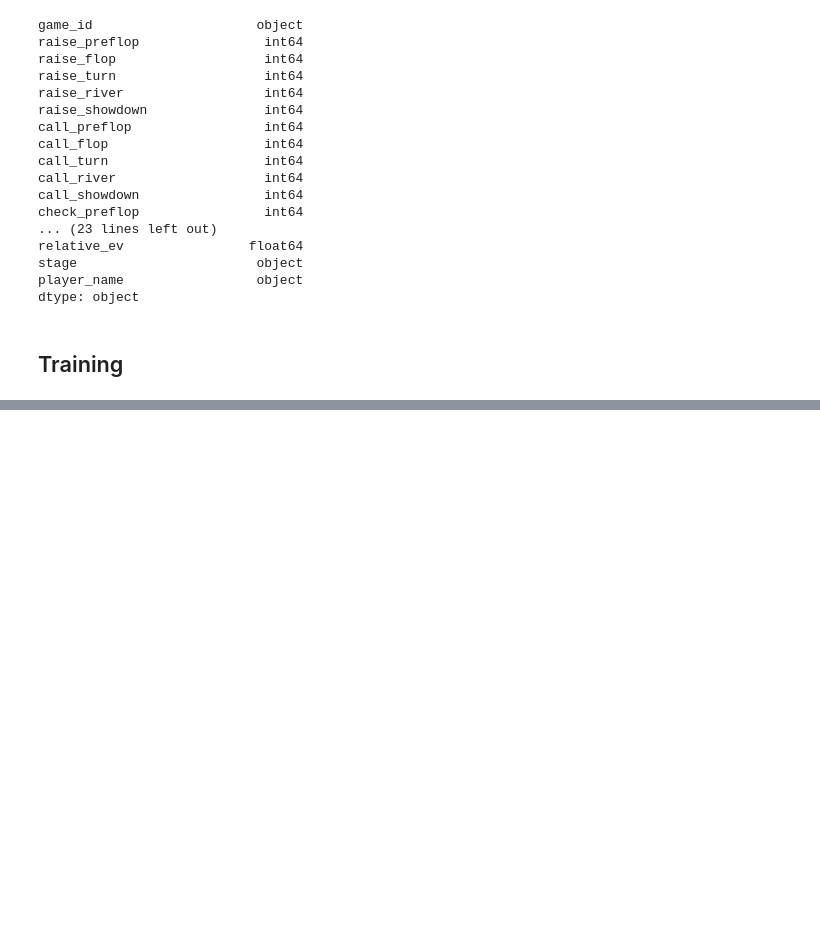
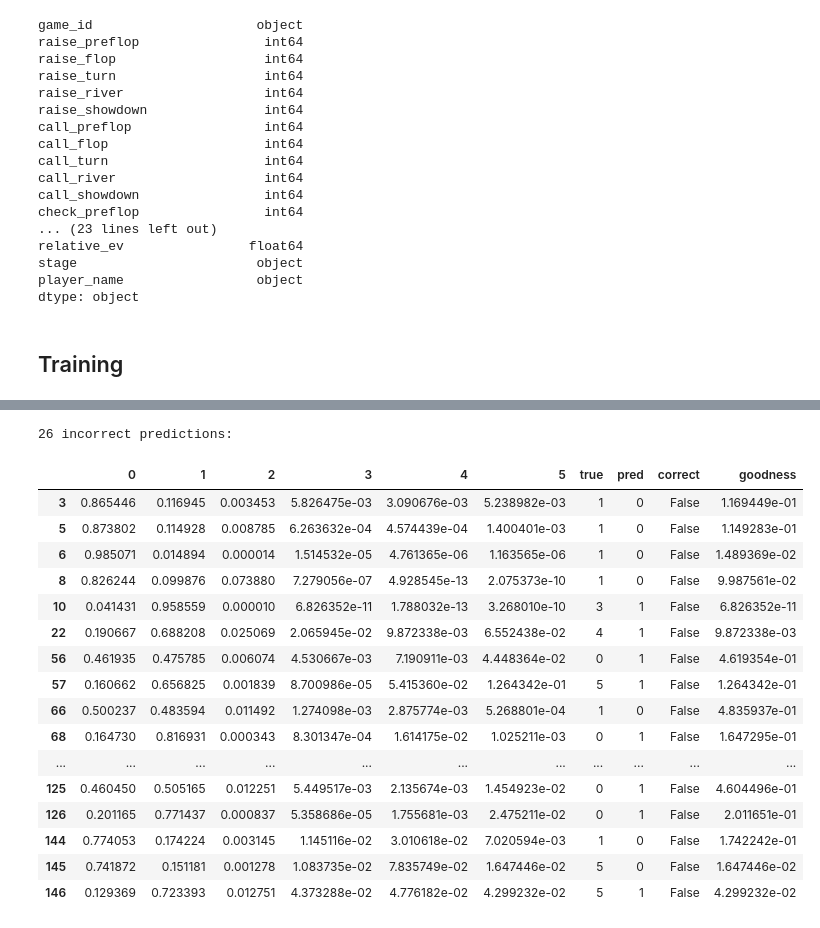
Before and after one commit to tjespe/texas-holdem-ai, a Jupyter notebook: hidden_state_model/model.ipynb, the cells around one changed output, grey strips where cells are left out. Saved outputs shown, nothing was run; the diff lists cells and outputs as text; code cells hidden in the pictures; blank space fills up the shorter version.

```diff
--- a/hidden_state_model/model.ipynb
+++ b/hidden_state_model/model.ipynb
@@ -239,0 +256,23 @@ Mean goodness:  0.7641974610659189
+# %%
+# Look at incorrect predictions
+print(prob_df[prob_df["correct"] == False].shape[0], "incorrect predictions:")
+prob_df[prob_df["correct"] == False]
+# %% [output]
+26 incorrect predictions:
+|  | 0 | 1 | 2 | 3 | 4 | 5 | true | pred | correct | goodness |
+| 3 | 0.865446 | 0.116945 | 0.003453 | 5.826475e-03 | 3.090676e-03 | 5.238982e-03 | 1 | 0 | False | 1.169449e-01 |
+| 5 | 0.873802 | 0.114928 | 0.008785 | 6.263632e-04 | 4.574439e-04 | 1.400401e-03 | 1 | 0 | False | 1.149283e-01 |
+| 6 | 0.985071 | 0.014894 | 0.000014 | 1.514532e-05 | 4.761365e-06 | 1.163565e-06 | 1 | 0 | False | 1.489369e-02 |
+| 8 | 0.826244 | 0.099876 | 0.073880 | 7.279056e-07 | 4.928545e-13 | 2.075373e-10 | 1 | 0 | False | 9.987561e-02 |
+| 10 | 0.041431 | 0.958559 | 0.000010 | 6.826352e-11 | 1.788032e-13 | 3.268010e-10 | 3 | 1 | False | 6.826352e-11 |
+| 22 | 0.190667 | 0.688208 | 0.025069 | 2.065945e-02 | 9.872338e-03 | 6.552438e-02 | 4 | 1 | False | 9.872338e-03 |
+| 56 | 0.461935 | 0.475785 | 0.006074 | 4.530667e-03 | 7.190911e-03 | 4.448364e-02 | 0 | 1 | False | 4.619354e-01 |
+| 57 | 0.160662 | 0.656825 | 0.001839 | 8.700986e-05 | 5.415360e-02 | 1.264342e-01 | 5 | 1 | False | 1.264342e-01 |
+| 66 | 0.500237 | 0.483594 | 0.011492 | 1.274098e-03 | 2.875774e-03 | 5.268801e-04 | 1 | 0 | False | 4.835937e-01 |
+| 68 | 0.164730 | 0.816931 | 0.000343 | 8.301347e-04 | 1.614175e-02 | 1.025211e-03 | 0 | 1 | False | 1.647295e-01 |
+| ... | ... | ... | ... | ... | ... | ... | ... | ... | ... | ... |
+| 125 | 0.460450 | 0.505165 | 0.012251 | 5.449517e-03 | 2.135674e-03 | 1.454923e-02 | 0 | 1 | False | 4.604496e-01 |
+| 126 | 0.201165 | 0.771437 | 0.000837 | 5.358686e-05 | 1.755681e-03 | 2.475211e-02 | 0 | 1 | False | 2.011651e-01 |
+| 144 | 0.774053 | 0.174224 | 0.003145 | 1.145116e-02 | 3.010618e-02 | 7.020594e-03 | 1 | 0 | False | 1.742242e-01 |
+| 145 | 0.741872 | 0.151181 | 0.001278 | 1.083735e-02 | 7.835749e-02 | 1.647446e-02 | 5 | 0 | False | 1.647446e-02 |
+| 146 | 0.129369 | 0.723393 | 0.012751 | 4.373288e-02 | 4.776182e-02 | 4.299232e-02 | 5 | 1 | False | 4.299232e-02 |
```
Also changed, not shown: parts of 8 cells of this notebook, 8 other files.
